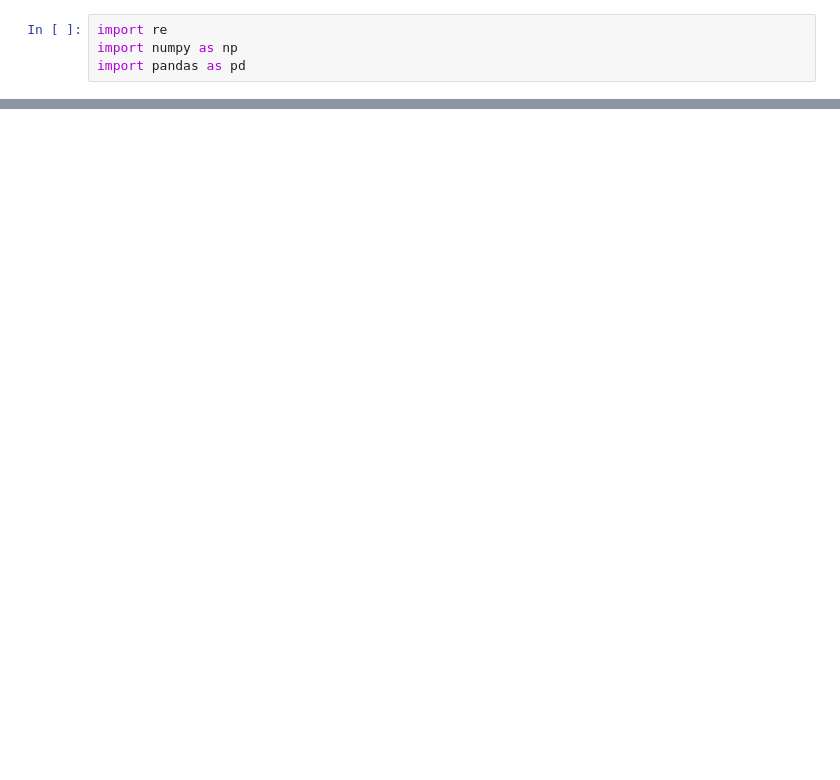
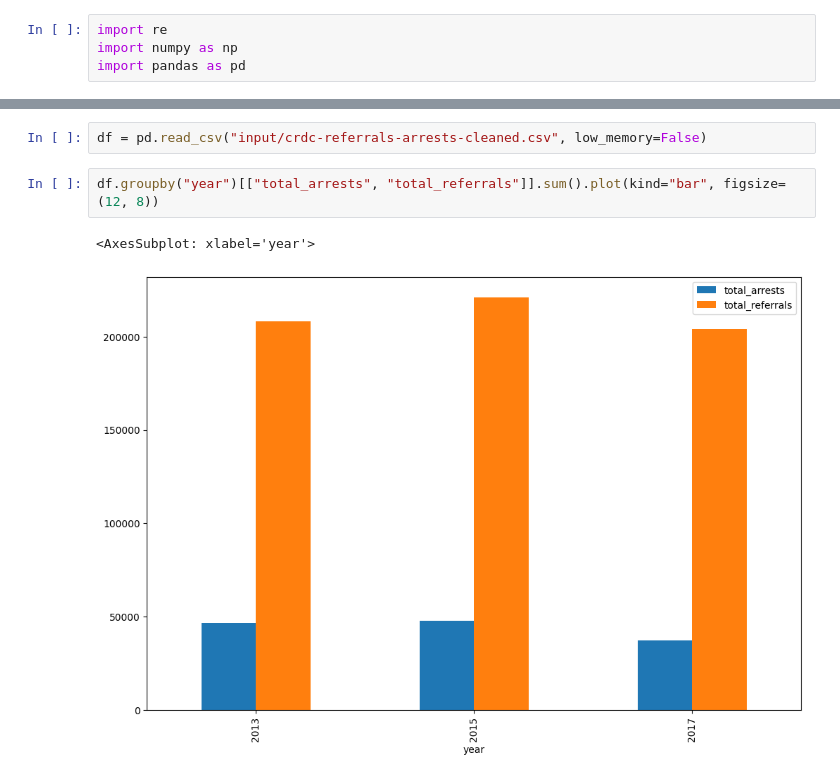
Before and after one commit to cbs-news-data/crdc-le-referral-data, a Jupyter notebook: notebooks/historical_trends/trends.ipynb, the cells around one changed output, grey strips where cells are left out. Drawn from its saved outputs; the diff is of its cells as text; blank space fills up the shorter version.

```diff
--- a/notebooks/historical_trends/trends.ipynb
+++ b/notebooks/historical_trends/trends.ipynb
@@ -111,2 +5,9 @@ df = read_stack_dfs(
+# %%
+df = pd.read_csv("input/crdc-referrals-arrests-cleaned.csv", low_memory=False)
+# %%
+df.groupby("year")[["total_arrests", "total_referrals"]].sum().plot(kind="bar", figsize=(12, 8))
+# %% [output]
+<AxesSubplot: xlabel='year'>
+[figure, added]
 # %%
 (
```
Also changed, not shown: parts of 2 cells of this notebook, 23 other files.
